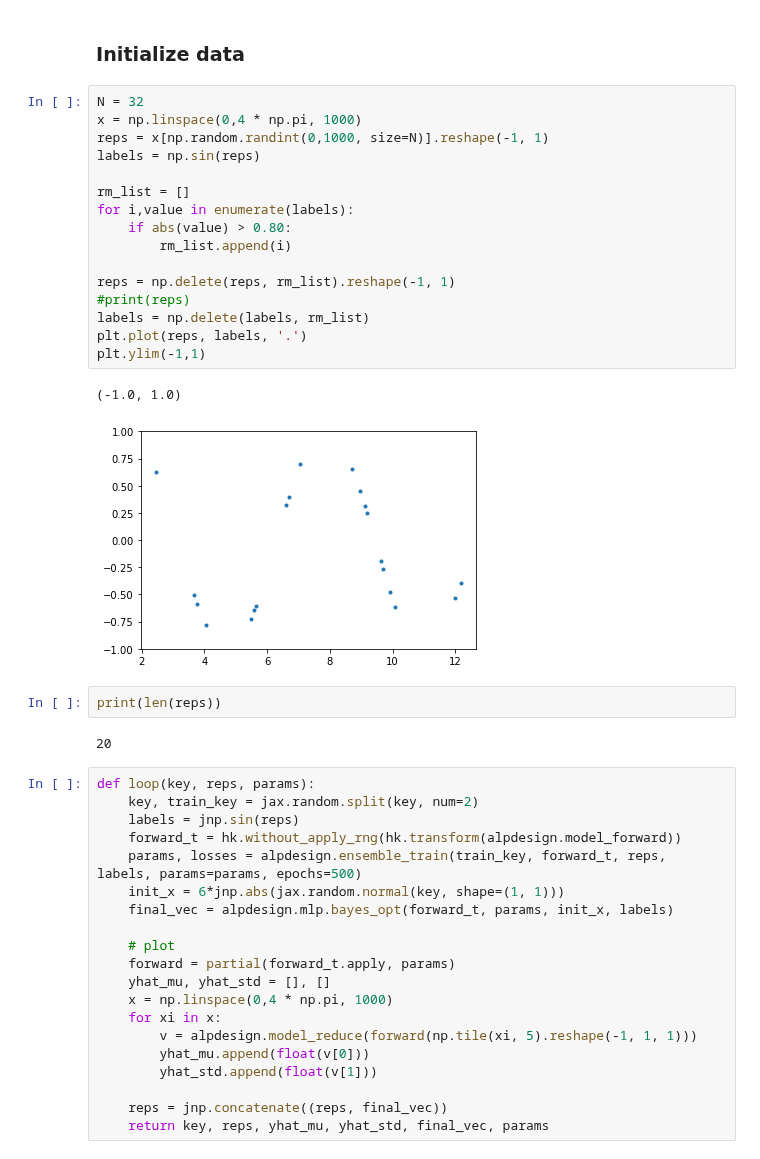
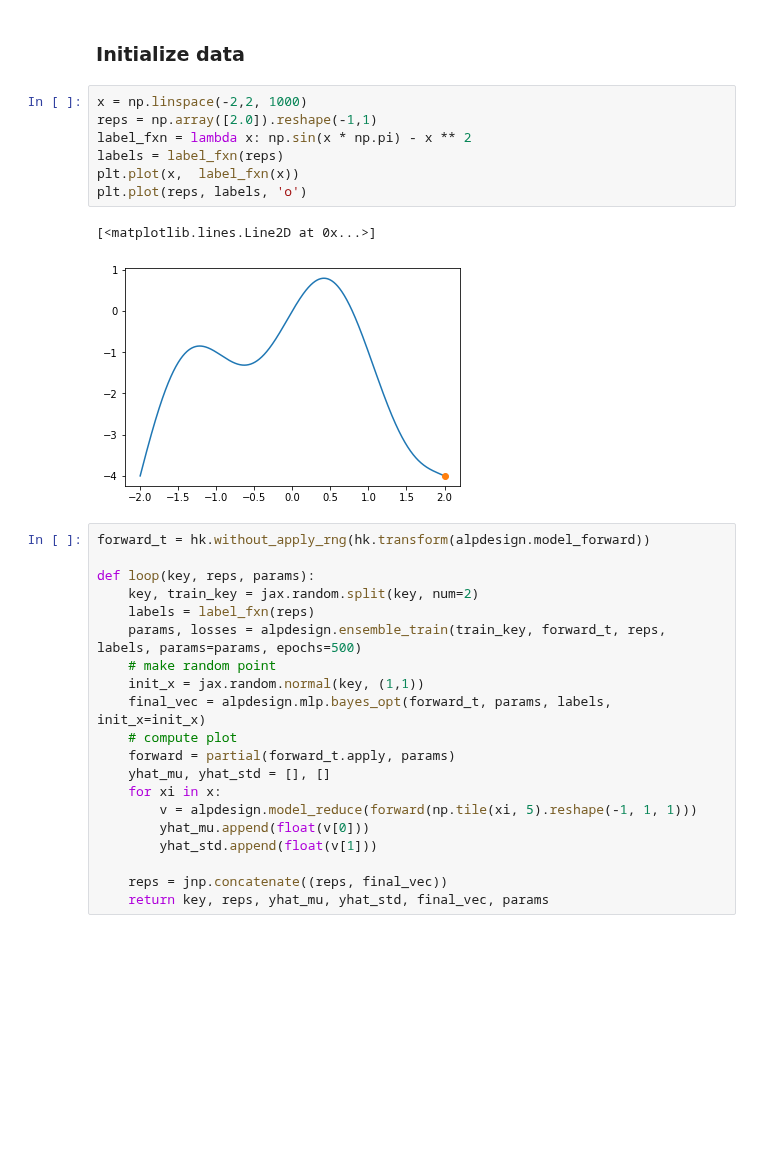
Before and after one commit to ur-whitelab/wazy, a Jupyter notebook: paper/Bayesian-Opt Sine.ipynb, the cells around one changed output. Cells and saved outputs as stored; diff of their text form; blank space fills up the shorter version.

```diff
--- a/paper/Bayesian-Opt Sine.ipynb
+++ b/paper/Bayesian-Opt Sine.ipynb
@@ -11,42 +11,29 @@ from jax.experimental import optimizers
 WARNING:absl:No GPU/TPU found, falling back to CPU. (Set TF_CPP_MIN_LOG_LEVEL=0 and rerun for more info.)
 # %% [markdown]
 ### Initialize data
-# %%
-N = 32
-x = np.linspace(0,4 * np.pi, 1000)
-reps = x[np.random.randint(0,1000, size=N)].reshape(-1, 1)
-labels = np.sin(reps)
-
-rm_list = []
-for i,value in enumerate(labels):
-    if abs(value) > 0.80:
-        rm_list.append(i)
-
-reps = np.delete(reps, rm_list).reshape(-1, 1)
-#print(reps)
-labels = np.delete(labels, rm_list)
-plt.plot(reps, labels, '.')
-plt.ylim(-1,1)
-# %% [output]
-(-1.0, 1.0)
-[figure, removed]
-# %%
-print(len(reps))
-# %% [output]
-20
+# %%
+x = np.linspace(-2,2, 1000)
+reps = np.array([2.0]).reshape(-1,1)
+label_fxn = lambda x: np.sin(x * np.pi) - x ** 2
+labels = label_fxn(reps)
+plt.plot(x,  label_fxn(x))
+plt.plot(reps, labels, 'o')
+# %% [output]
+[<matplotlib.lines.Line2D at 0x...>]
+[figure, added]
 # %%
+forward_t = hk.without_apply_rng(hk.transform(alpdesign.model_forward))
+
 def loop(key, reps, params):
     key, train_key = jax.random.split(key, num=2)
-    labels = jnp.sin(reps)
-    forward_t = hk.without_apply_rng(hk.transform(alpdesign.model_forward))
+    labels = label_fxn(reps)
     params, losses = alpdesign.ensemble_train(train_key, forward_t, reps, labels, params=params, epochs=500)
-    init_x = 6*jnp.abs(jax.random.normal(key, shape=(1, 1)))
-    final_vec = alpdesign.mlp.bayes_opt(forward_t, params, init_x, labels)
-
-    # plot
+    # make random point
+    init_x = jax.random.normal(key, (1,1))
+    final_vec = alpdesign.mlp.bayes_opt(forward_t, params, labels, init_x=init_x)
+    # compute plot
     forward = partial(forward_t.apply, params)
     yhat_mu, yhat_std = [], []
-    x = np.linspace(0,4 * np.pi, 1000)
     for xi in x:
         v = alpdesign.model_reduce(forward(np.tile(xi, 5).reshape(-1, 1, 1)))
         yhat_mu.append(float(v[0]))
```
Also changed, not shown: parts of 10 cells of this notebook, 5 other files.
